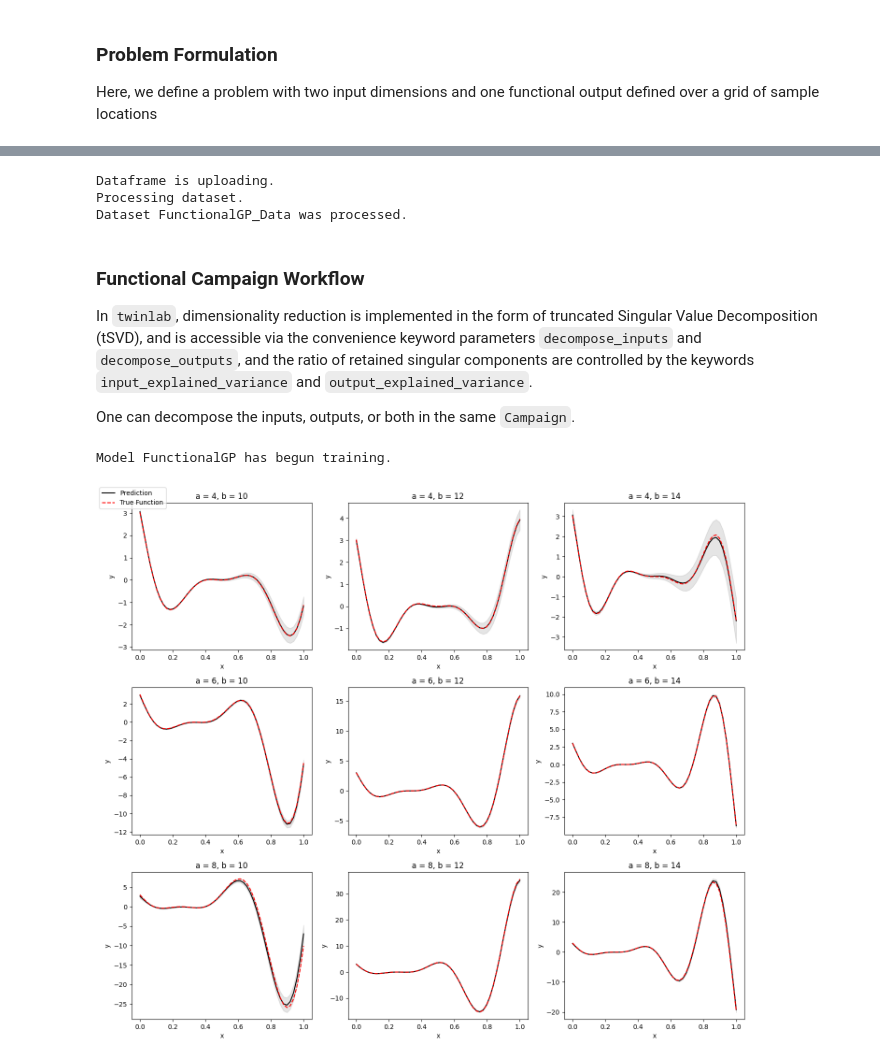
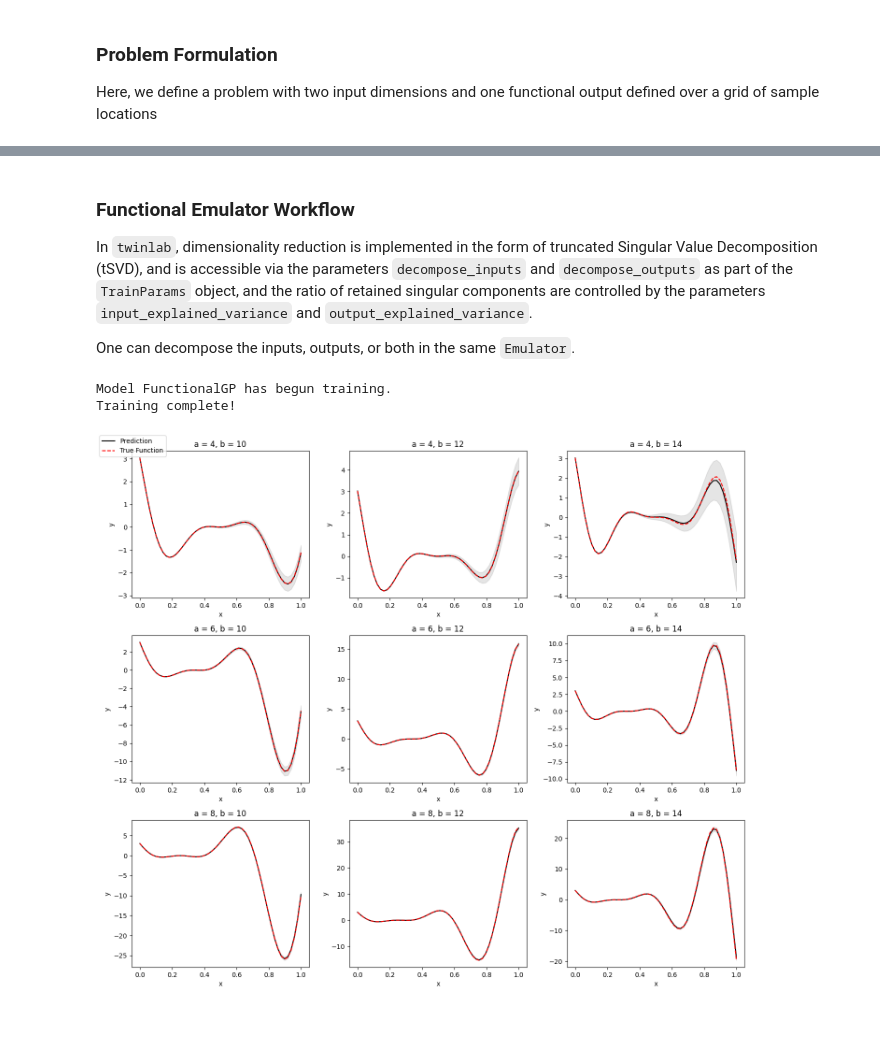
Before and after one commit to digiLab-ai/twinLab-Tutorials, a Jupyter notebook: 03-functional-gp.ipynb, the cells around one changed output, grey strips where cells are left out. Drawn from its saved outputs; the diff is of its cells as text; code cells hidden in the pictures; blank space fills up the shorter version.

```diff
--- a/03-functional-gp.ipynb
+++ b/03-functional-gp.ipynb
@@ -59,40 +59,36 @@ df.head()
 # Define the name of the dataset
 dataset_id = "FunctionalGP_Data"
 
-# Upload the dataset to the cloud
-tl.upload_dataset(df, dataset_id, verbose=True)
+# Intialise a Dataset object
+dataset = tl.Dataset(id=dataset_id)
+
+# Upload the dataset
+dataset.upload(df, verbose=True)
-# %% [output]
-Dataframe is uploading.
-Processing dataset.
-Dataset FunctionalGP_Data was processed.
 # %% [markdown]
-### **Functional Campaign Workflow**
+### **Functional Emulator Workflow**
 
-In `twinlab`, dimensionality reduction is implemented in the form of truncated Singular Value Decomposition (tSVD), and is accessible via the convenience keyword parameters `decompose_inputs` and `decompose_outputs`, and the ratio of retained singular components are controlled by the keywords `input_explained_variance` and `output_explained_variance`.
+In `twinlab`, dimensionality reduction is implemented in the form of truncated Singular Value Decomposition (tSVD), and is accessible via the parameters `decompose_inputs` and `decompose_outputs` as part of the `TrainParams` object, and the ratio of retained singular components are controlled by the parameters `input_explained_variance` and `output_explained_variance`.
 
-One can decompose the inputs, outputs, or both in the same `Campaign`.
+One can decompose the inputs, outputs, or both in the same `Emulator`.
-# %%
-# Initialise campaign
-campaign_id = "FunctionalGP"
-
-campaign_params = {
-    "dataset_id": dataset_id,  # This points the campaign to the uploaded dataset
-    "inputs": list(
-        df.columns[:2]
-    ),  # Using the datasets column headers define the input and output data
-    "outputs": list(df.columns[2:]),
-    "test_train_ratio": 0.75,  # Determine how much data is used for training, here 75% is used to train the model
-    "estimator": "gaussian_process_regression",  # and 25% is used to test it.
-    "decompose_inputs": False,  # Whether to reduce input dimensions
-    "input_explained_variance": 0.99,  # Keep 99% of variance information in the data
-    "decompose_outputs": True,  # Whether to reduce output dimensions
-    "output_explained_variance": 0.99999,
-}
-
-# Start a new campaign and train a surrogate model
-tl.train_campaign(campaign_params, campaign_id, verbose=True)
-# %% [output]
-Model FunctionalGP has begun training.
+# %%
+# Initialise emulator
+emulator_id = "FunctionalGP"
+
+my_emulator = tl.Emulator(id=emulator_id)
+
+#Define the training parameters for your emulator
+output_columns = df.columns[2:].to_list()
+my_params = tl.TrainParams(dataset=dataset, inputs=["x1","x2"], outputs=output_columns)
+my_params.train_test_ratio = 0.75
+my_params.estimator = "gaussian_process_regression"
+my_params.decompose_inputs = False
+my_params.decompose_outputs, my_params.output_explained_variance = True, 0.99999
+
+# Train the mulator using the train method
+my_emulator.train(params = my_params, verbose=True)
+# %% [output]
+Model FunctionalGP has begun training.
+Training complete!
 # %%
 # Create grid of output plots
 grid = np.linspace(0, 1)
@@ -114,32 +110,34 @@ for i, x_i in enumerate(X):
     ax = axes[r, c]
 
     X_test = pd.DataFrame(x_i[np.newaxis, :], columns=["x1", "x2"])
     y_test = model(X_test.values.flatten())
 
-    y_mean, y_stdev = tl.predict_campaign(X_test, campaign_id)
+    y_pred= my_emulator.predict(X_test)
+    y_df = pd.concat([y_pred[0], y_pred[1]], axis=0)
+    y_mean, y_stdev = y_df.iloc[0,:], y_df.iloc[1,:]
     y_mean = y_mean.values
     y_stdev = y_stdev.values
 
     ax.set_title("a = {}, b = {}".format(x_i[0], x_i[1]))
     ax.plot(grid, y_mean.flatten(), c="k")
     ax.plot(grid, y_test.flatten(), c="red", linestyle="dashed")
     ax.fill_between(
         grid,
         (y_mean - 1.96 * y_stdev).flatten(),
         (y_mean + 1.96 * y_stdev).flatten(),
         color="k",
         alpha=0.1,
     )
 
     ax.set_xlabel("x")
     ax.set_ylabel("y")
 
 # Store labels for the legend
 legend_labels[f"Prediction"] = plt.Line2D([0], [0], color="k")
 legend_labels[f"True Function"] = plt.Line2D([0], [0], color="red", linestyle="dashed")
 
 # Print legend
 fig.legend(legend_labels.values(), legend_labels.keys(), loc="upper left")
 fig.tight_layout()
 # %% [output]
-[figure, old version]
+[figure, new version]
```
Also changed, not shown: parts of 4 cells of this notebook.
